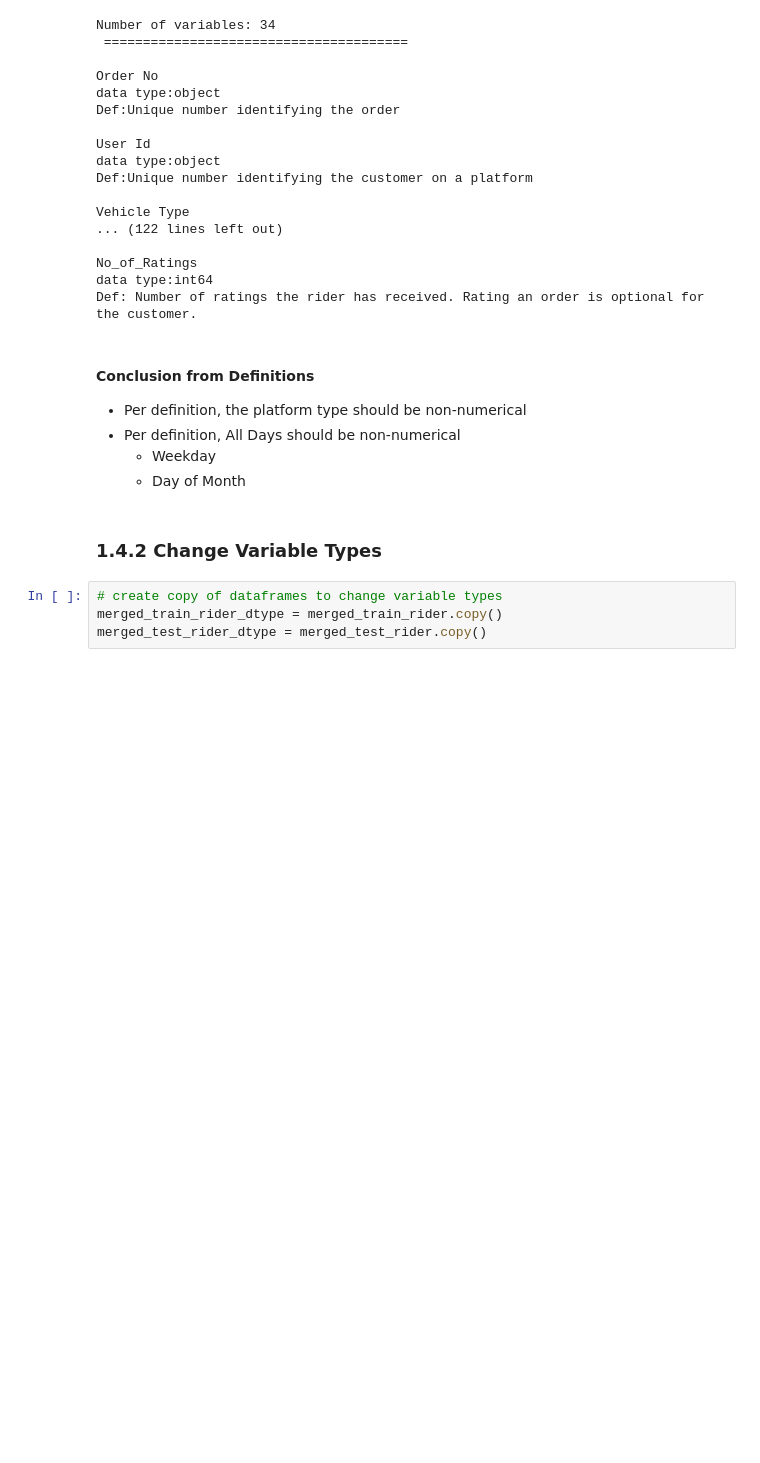
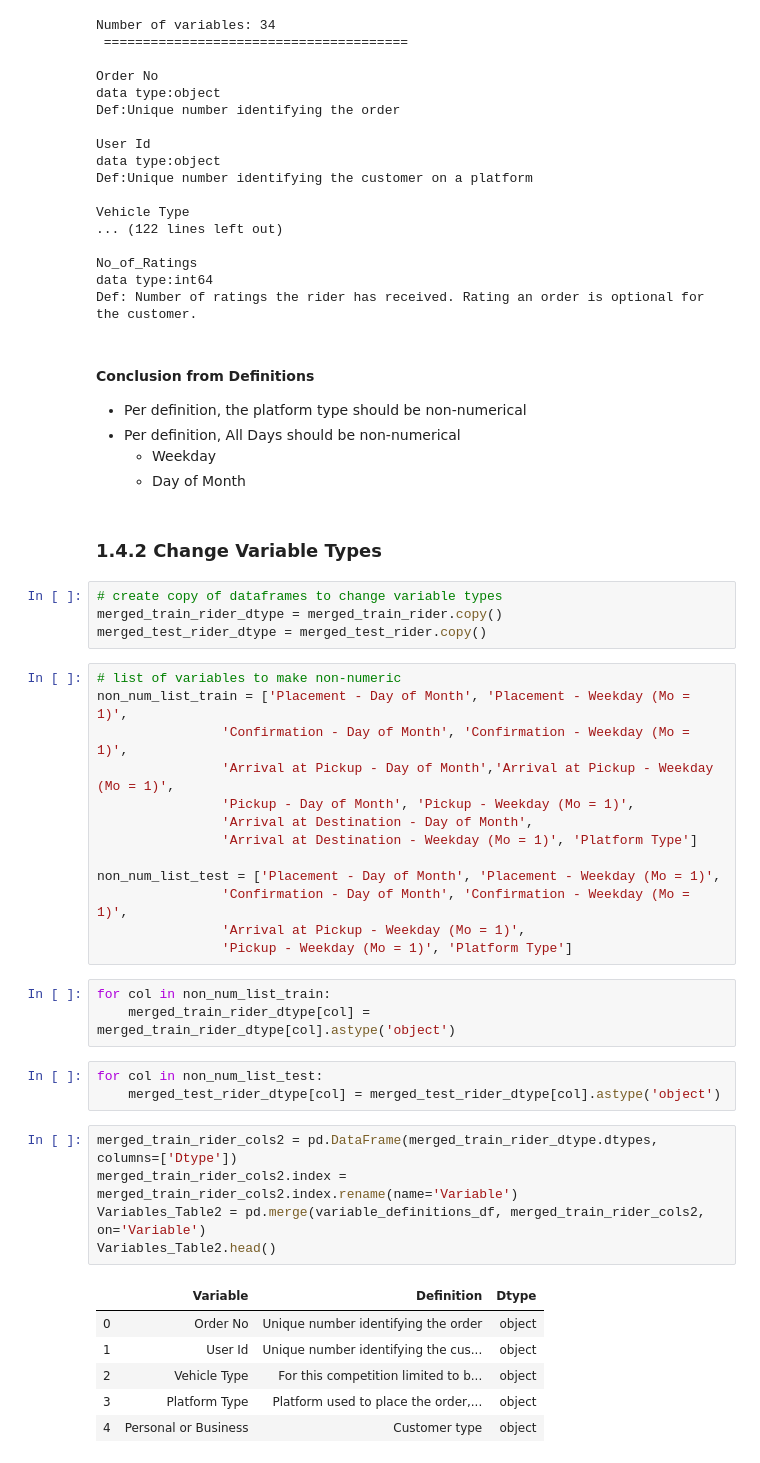
Before and after one commit to BileOara/REGRESSION, a Jupyter notebook: REGRESSION.ipynb, the cells around one changed output. Cells and saved outputs as stored; diff of their text form; blank space fills up the shorter version.

Commit message:
Update REGRESSION.ipynb
another update for data formatting and cleaning

```diff
--- a/REGRESSION.ipynb
+++ b/REGRESSION.ipynb
@@ -174,3 +174,34 @@ Def: Number of ratings the rider has received. Rating an order is optional for t
 # create copy of dataframes to change variable types
 merged_train_rider_dtype = merged_train_rider.copy()
 merged_test_rider_dtype = merged_test_rider.copy()
+# %%
+# list of variables to make non-numeric
+non_num_list_train = ['Placement - Day of Month', 'Placement - Weekday (Mo = 1)',
+                'Confirmation - Day of Month', 'Confirmation - Weekday (Mo = 1)',
+                'Arrival at Pickup - Day of Month','Arrival at Pickup - Weekday (Mo = 1)',
+                'Pickup - Day of Month', 'Pickup - Weekday (Mo = 1)',
+                'Arrival at Destination - Day of Month',
+                'Arrival at Destination - Weekday (Mo = 1)', 'Platform Type']
+
+non_num_list_test = ['Placement - Day of Month', 'Placement - Weekday (Mo = 1)',
+                'Confirmation - Day of Month', 'Confirmation - Weekday (Mo = 1)',
+                'Arrival at Pickup - Weekday (Mo = 1)',
+                'Pickup - Weekday (Mo = 1)', 'Platform Type']
+# %%
+for col in non_num_list_train:
+    merged_train_rider_dtype[col] = merged_train_rider_dtype[col].astype('object')
+# %%
+for col in non_num_list_test:
+    merged_test_rider_dtype[col] = merged_test_rider_dtype[col].astype('object')
+# %%
+merged_train_rider_cols2 = pd.DataFrame(merged_train_rider_dtype.dtypes, columns=['Dtype'])
+merged_train_rider_cols2.index = merged_train_rider_cols2.index.rename(name='Variable')
+Variables_Table2 = pd.merge(variable_definitions_df, merged_train_rider_cols2, on='Variable')
+Variables_Table2.head()
+# %% [output]
+|  | Variable | Definition | Dtype |
+| 0 | Order No | Unique number identifying the order | object |
+| 1 | User Id | Unique number identifying the cus... | object |
+| 2 | Vehicle Type | For this competition limited to b... | object |
+| 3 | Platform Type | Platform used to place the order,... | object |
+| 4 | Personal or Business | Customer type | object |
```
Also changed, not shown: parts of 7 cells of this notebook.
